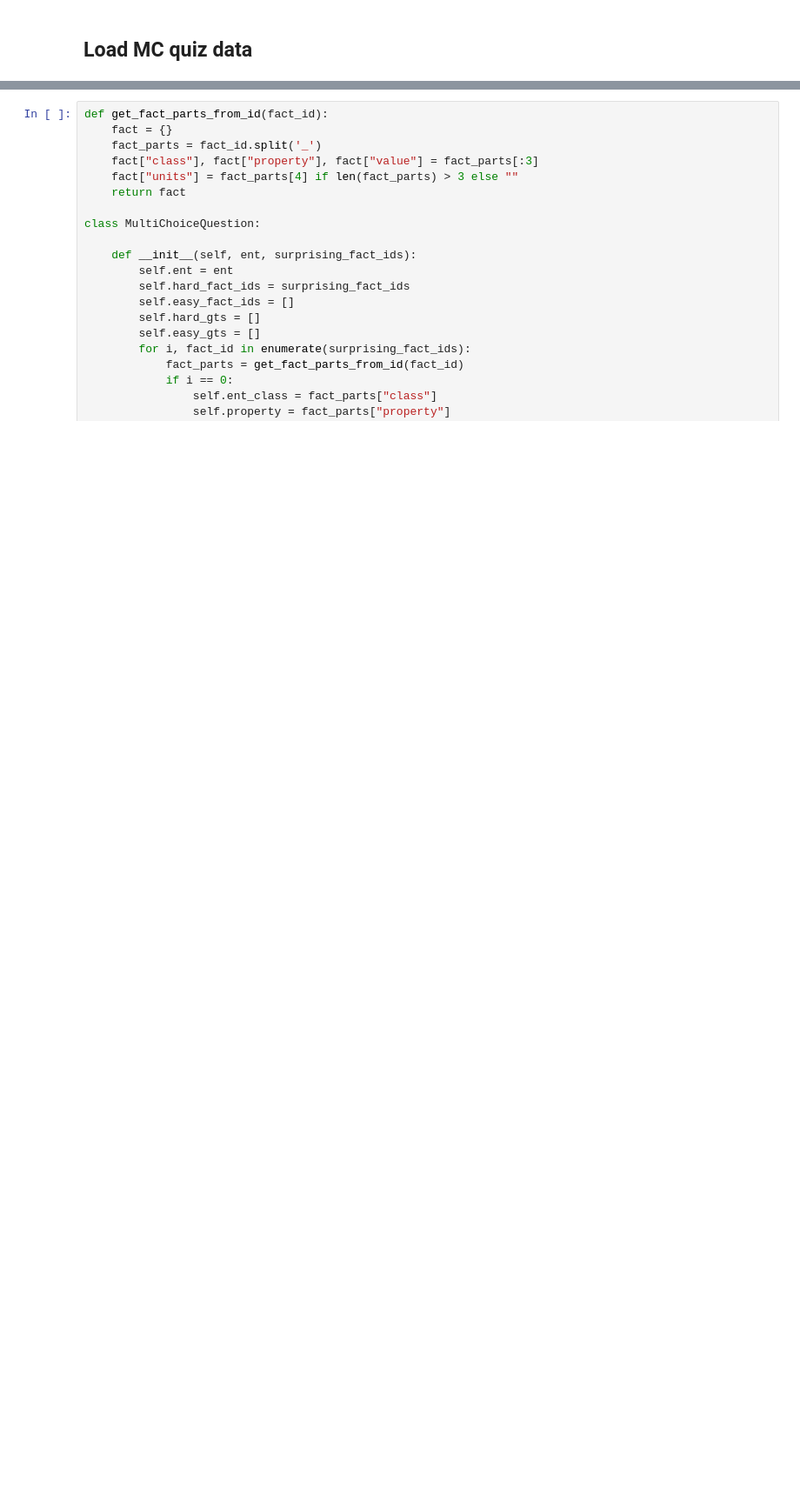
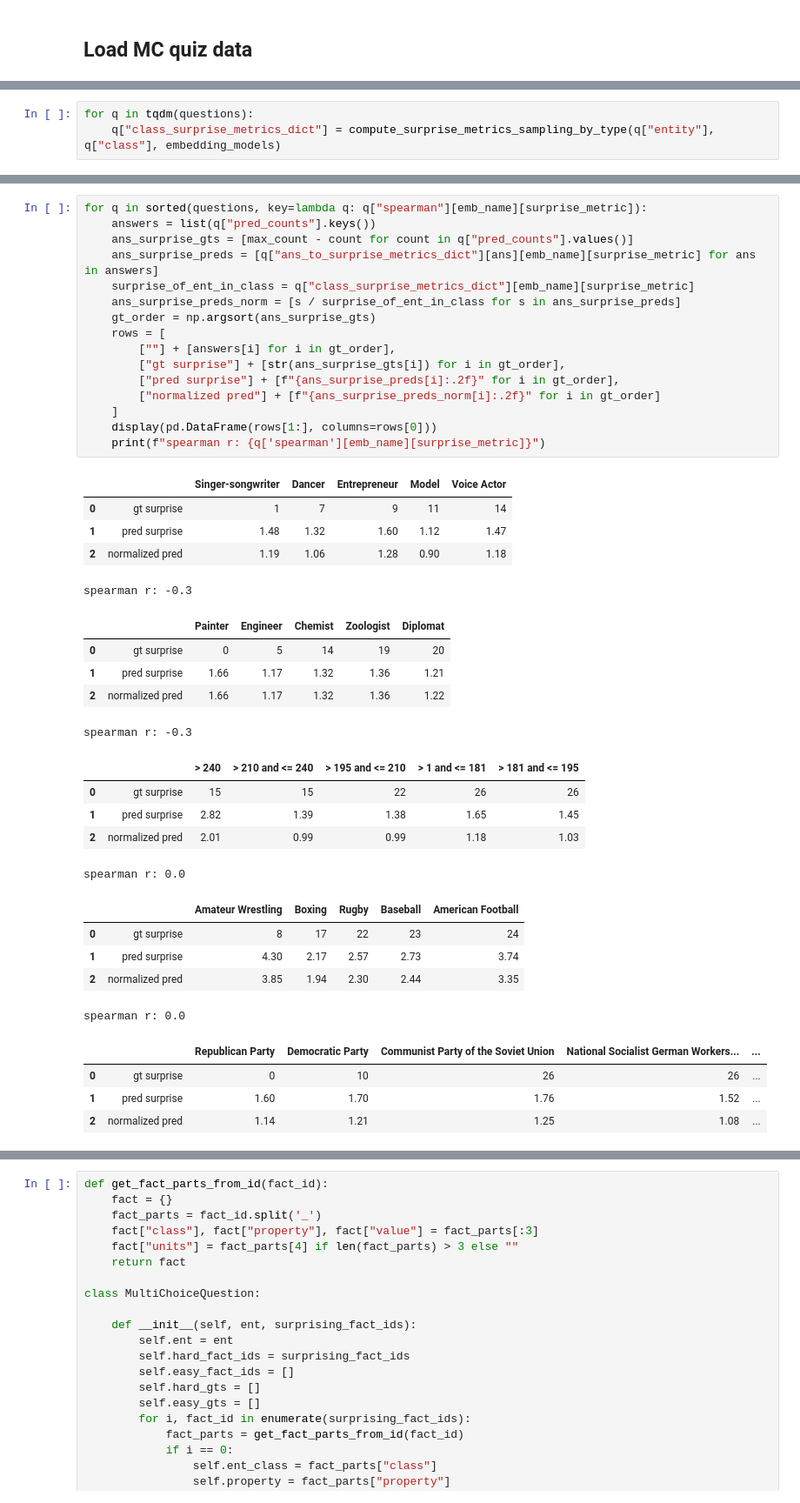
Before and after one commit to usc-isi-i2/surprising-facts, a Jupyter notebook: profile_surpise_classification_mc_task.ipynb, the cells around one changed output, grey strips where cells are left out. Shown at 87% size. Saved outputs shown, nothing was run; the diff lists cells and outputs as text; blank space fills up the shorter version.

```diff
--- a/profile_surpise_classification_mc_task.ipynb
+++ b/profile_surpise_classification_mc_task.ipynb
@@ -969,0 +1198,3 @@ compute_avg_dist_from_ent_to_sample(ent, sample_ents, embedding_dict)
+# %%
+for q in tqdm(questions):
+    q["class_surprise_metrics_dict"] = compute_surprise_metrics_sampling_by_type(q["entity"], q["class"], embedding_models)
@@ -969,0 +1259,41 @@ compute_avg_dist_from_ent_to_sample(ent, sample_ents, embedding_dict)
+# %%
+for q in sorted(questions, key=lambda q: q["spearman"][emb_name][surprise_metric]):
+    answers = list(q["pred_counts"].keys())
+    ans_surprise_gts = [max_count - count for count in q["pred_counts"].values()]
+    ans_surprise_preds = [q["ans_to_surprise_metrics_dict"][ans][emb_name][surprise_metric] for ans in answers]
+    surprise_of_ent_in_class = q["class_surprise_metrics_dict"][emb_name][surprise_metric]
+    ans_surprise_preds_norm = [s / surprise_of_ent_in_class for s in ans_surprise_preds]
+    gt_order = np.argsort(ans_surprise_gts)
+    rows = [
+        [""] + [answers[i] for i in gt_order],
+        ["gt surprise"] + [str(ans_surprise_gts[i]) for i in gt_order],
+        ["pred surprise"] + [f"{ans_surprise_preds[i]:.2f}" for i in gt_order],
+        ["normalized pred"] + [f"{ans_surprise_preds_norm[i]:.2f}" for i in gt_order]
+    ]
+    display(pd.DataFrame(rows[1:], columns=rows[0]))
+    print(f"spearman r: {q['spearman'][emb_name][surprise_metric]}")
+# %% [output]
+|  |  | Singer-songwriter | Dancer | Entrepreneur | Model | Voice Actor |
+| 0 | gt surprise | 1 | 7 | 9 | 11 | 14 |
+| 1 | pred surprise | 1.48 | 1.32 | 1.60 | 1.12 | 1.47 |
+| 2 | normalized pred | 1.19 | 1.06 | 1.28 | 0.90 | 1.18 |
+spearman r: -0.3
+|  |  | Painter | Engineer | Chemist | Zoologist | Diplomat |
+| 0 | gt surprise | 0 | 5 | 14 | 19 | 20 |
+| 1 | pred surprise | 1.66 | 1.17 | 1.32 | 1.36 | 1.21 |
+| 2 | normalized pred | 1.66 | 1.17 | 1.32 | 1.36 | 1.22 |
+spearman r: -0.3
+|  |  | > 240 | > 210 and <= 240 | > 195 and <= 210 | > 1 and <= 181 | > 181 and <= 195 |
+| 0 | gt surprise | 15 | 15 | 22 | 26 | 26 |
+| 1 | pred surprise | 2.82 | 1.39 | 1.38 | 1.65 | 1.45 |
+| 2 | normalized pred | 2.01 | 0.99 | 0.99 | 1.18 | 1.03 |
+spearman r: 0.0
+|  |  | Amateur Wrestling | Boxing | Rugby | Baseball | American Football |
+| 0 | gt surprise | 8 | 17 | 22 | 23 | 24 |
+| 1 | pred surprise | 4.30 | 2.17 | 2.57 | 2.73 | 3.74 |
+| 2 | normalized pred | 3.85 | 1.94 | 2.30 | 2.44 | 3.35 |
+spearman r: 0.0
+|  |  | Republican Party | Democratic Party | Communist Party of the Soviet Union | National Socialist German Workers... | ... |
+| 0 | gt surprise | 0 | 10 | 26 | 26 | ... |
+| 1 | pred surprise | 1.60 | 1.70 | 1.76 | 1.52 | ... |
+| 2 | normalized pred | 1.14 | 1.21 | 1.25 | 1.08 | ... |
```
Also changed, not shown: parts of 77 cells of this notebook.
